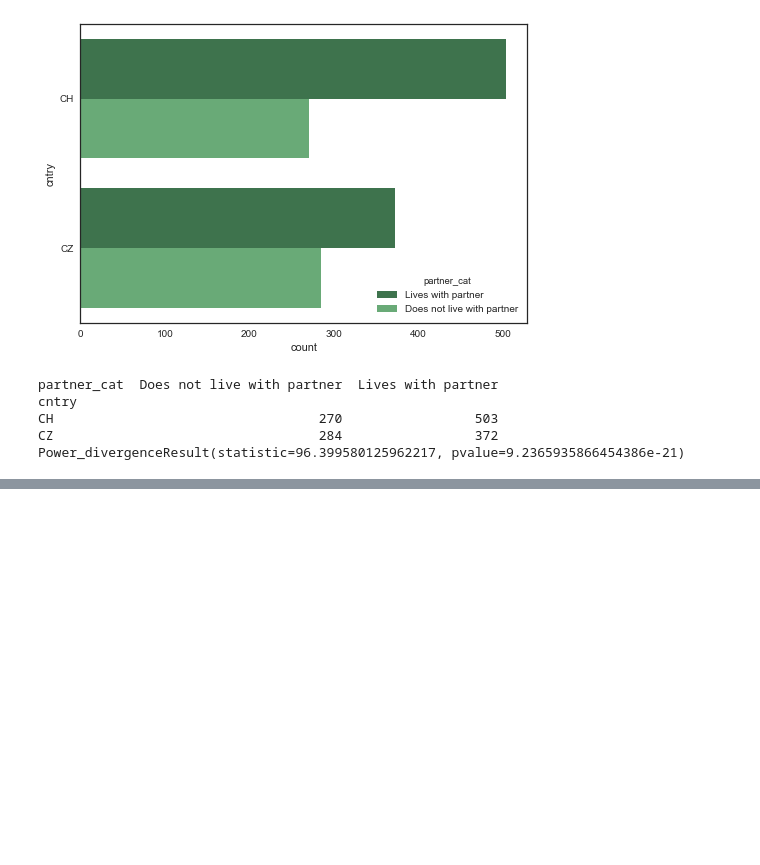
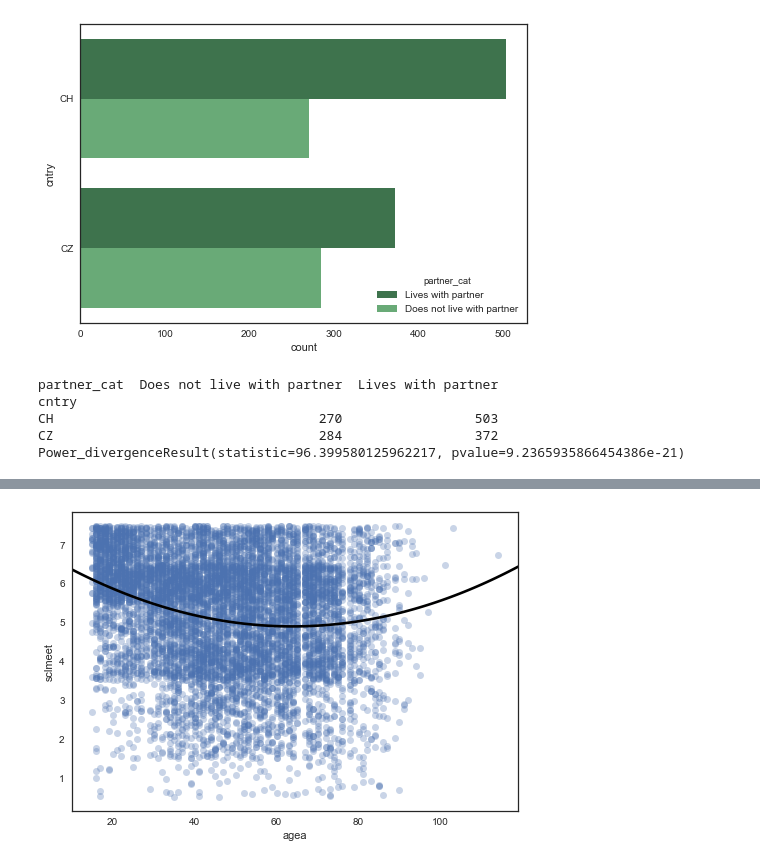
Before and after one commit to carlsednaoui/thinkful-data-science, a Jupyter notebook: coursework/unit_2/lesson_1_project_4.ipynb, the cells around one changed output, grey strips where cells are left out. Saved outputs shown, nothing was run; the diff lists cells and outputs as text; code cells hidden in the pictures; blank space fills up the shorter version.

```diff
--- a/coursework/unit_2/lesson_1_project_4.ipynb
+++ b/coursework/unit_2/lesson_1_project_4.ipynb
@@ -167,0 +324,19 @@ Power_divergenceResult(statistic=96.399580125962217, pvalue=9.2365935866454386e-
+# %%
+# Question: What does this mean, exactly
+# "To capture non-linearity while keeping the model happy, it can be helpful to
+# create quadratic or higher-level features by squaring, cubing, or otherwise multiplying a variable by itself."
+
+sns.regplot(
+    df['agea'],
+    y=df['sclmeet'],
+    y_jitter=.49,
+    order=2,
+    scatter_kws={'alpha':0.3},
+    line_kws={'color':'black'},
+    ci=None
+)
+plt.show()
+
+features['age_squared'] = df['agea'] * df['agea']
+# %% [output]
+[figure, added]
```
Also changed, not shown: parts of 11 cells of this notebook.
